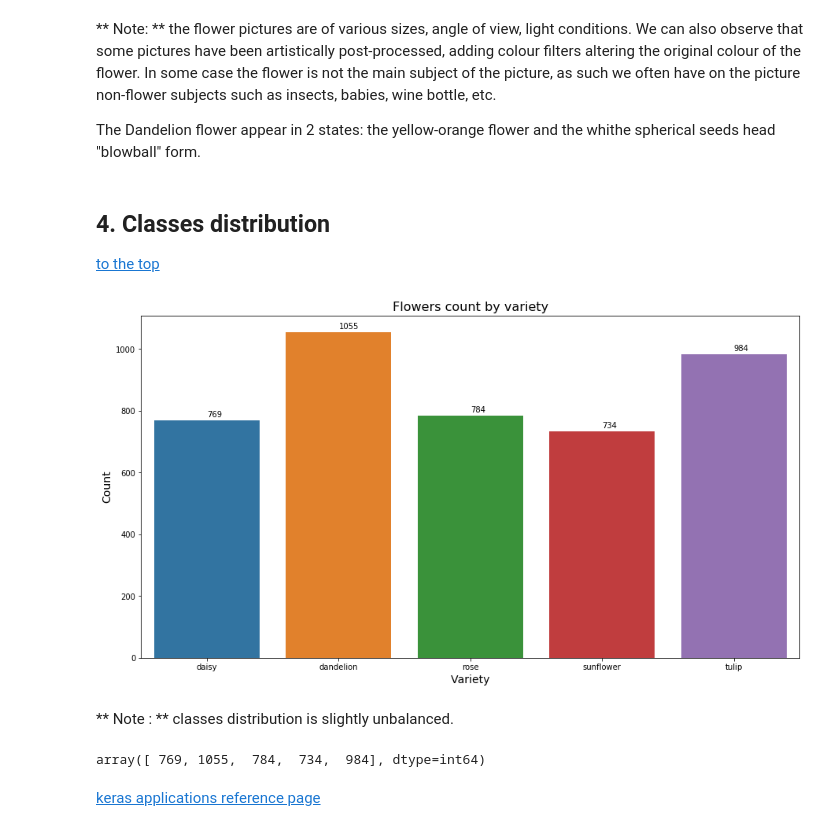
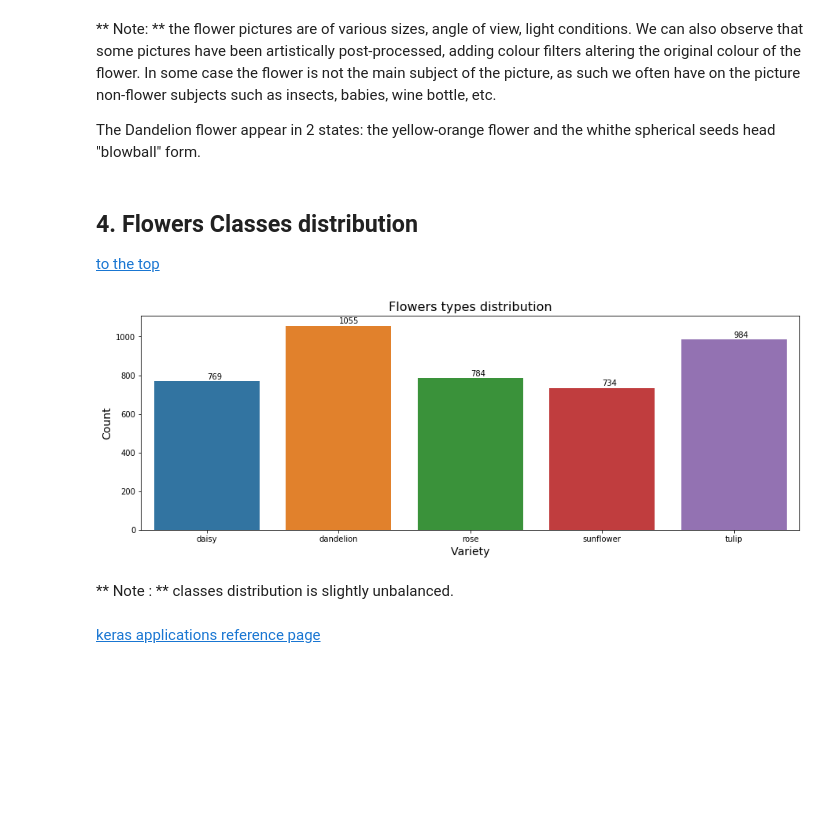
Before and after one commit to remi-ang/Udacity_MLND, a Jupyter notebook: capstone-project/Flowers Recognition.ipynb, the cells around one changed output. Saved outputs shown, nothing was run; the diff lists cells and outputs as text; code cells hidden in the pictures; blank space fills up the shorter version.

```diff
--- a/capstone-project/Flowers Recognition.ipynb
+++ b/capstone-project/Flowers Recognition.ipynb
@@ -133,28 +176,13 @@ In some case the flower is not the main subject of the picture, as such we often
 The Dandelion flower appear in 2 states: the yellow-orange flower and the whithe spherical seeds head "blowball" form.
 # %% [markdown]
 <a id="step4"></a>
-## 4. Classes distribution
+## 4. Flowers Classes distribution
 [to the top](#top)
-# %%
-_, counts = np.unique(data['target'], return_counts=True)
-
-plt.figure(figsize=(15,8))
-p = sns.barplot(x=flowers_target_names, y=counts)
-plt.title("Flowers count by variety", fontsize=16)
-plt.xlabel("Variety", fontsize=14)
-plt.ylabel("Count", fontsize=14)
-
-for i, count in enumerate(counts):
-    p.text(i, count+10, count)
-
-plt.show()
-# %% [output]
-[figure, removed]
+# %%
+flowersDistBarplot(flowers_targets, flowers_target_names, "Flowers types distribution")
+# %% [output]
+[figure, added]
 # %% [markdown]
 ** Note : ** classes distribution is slightly unbalanced.
-# %%
-b
-# %% [output]
-array([ 769, 1055,  784,  734,  984], dtype=int64)
 # %% [markdown]
 [keras applications reference page](https://keras.io/applications/)
```
Also changed, not shown: parts of 26 cells of this notebook, 2 other files.
